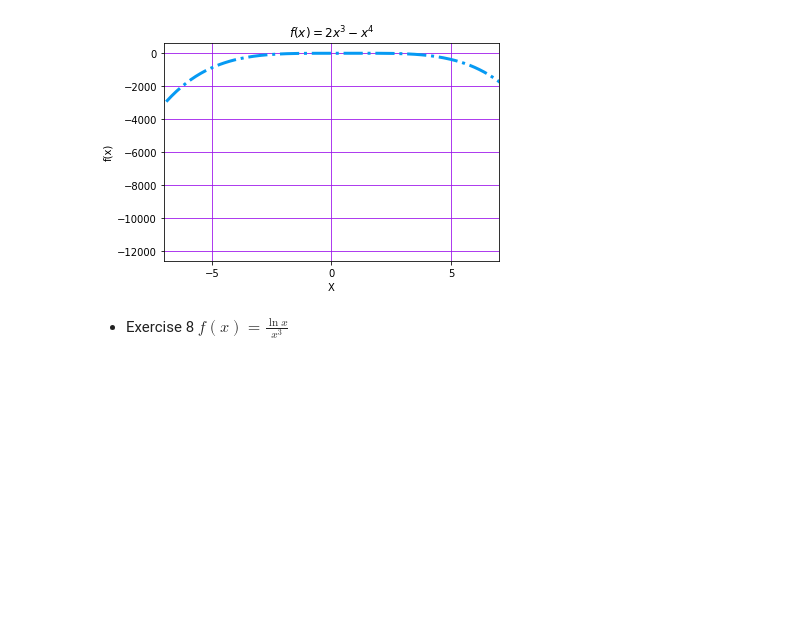
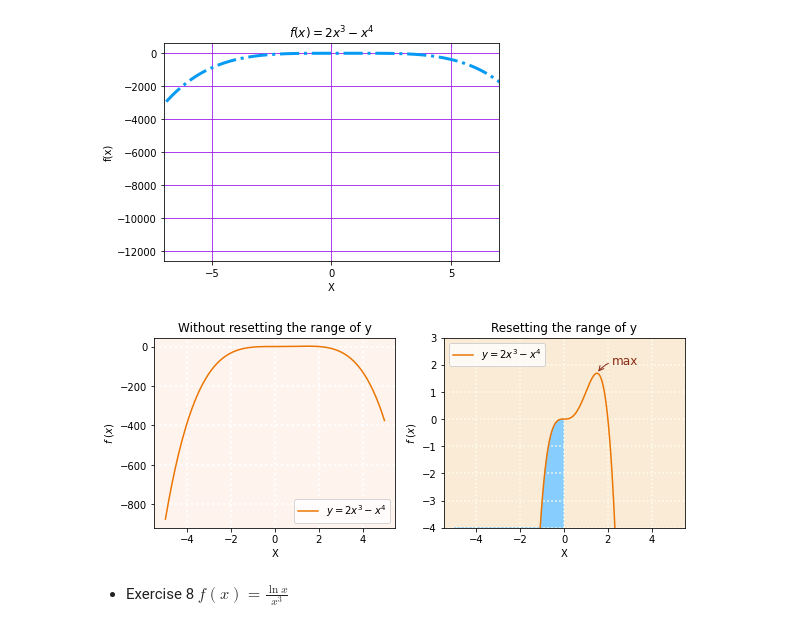
Before and after one commit to aceaceace123/Maching-Learning, a Jupyter notebook: hw2.ipynb, the cells around one changed output. Cells and saved outputs as stored; diff of their text form; code cells hidden in the pictures; blank space fills up the shorter version.

```diff
--- a/hw2.ipynb
+++ b/hw2.ipynb
@@ -277,6 +277,33 @@ plt.savefig('ex7.jpg', format='jpg')
 plt.show()
 # %% [output]
 [figure]
+# %%
+x = np.linspace(-5, 5, 200)
+y = 2*x**3-x**4
+fig, ax = plt.subplots(nrows=1,ncols=2,figsize=(9.5,3.5))
+ax[0].plot(x,y,c='#EA7500',lw= 1.5,label=r'$y=2x^3-x^4$')
+ax[0].grid(True,c='w',lw= 2,ls='dotted')
+ax[0].set_title('Without resetting the range of y')
+ax[0].set_facecolor('#FFF3EE')
+ax[0].legend(loc='lower right')
+ax[0].set_xlabel('X'), ax[0].set_ylabel('$f\ (x)$')
+
+11
+
+ax[1].plot(x,y,c='#EA7500',lw= 1.5,label=r'$y=2x^3-x^4$')
+ax[1].grid(True,c='#FFFFED',lw= 1.5,ls='dotted')
+ax[1].set_title('Resetting the range of y')
+ax[1].set_ylim([-4, 3])
+ax[1].set_facecolor('#FAEBD7')
+ax[1].annotate('max',xy=(1.5,1.6875),xytext=(2.2,2),
+arrowprops=dict(arrowstyle='->', connectionstyle='arc3, rad=0.3',color='#882D17'),fontsize=12,color='#882D17')
+ax[1].legend(loc='upper left')
+ax[1].set_xlabel('X'), ax[1].set_ylabel('$f\ (x)$')
+ax[1].fill_between(x,-4,y,where=x<0,color='#87CEFF')
+plt.savefig('ex7.pdf', format='pdf')
+plt.show()
+# %% [output]
+[figure, added]
 # %% [markdown]
 - Exercise 8 $f(x)=\frac{\ln x}{x^{3}}$
 # %%
```
Also changed, not shown: parts of 1 cell of this notebook, 2 other files.
